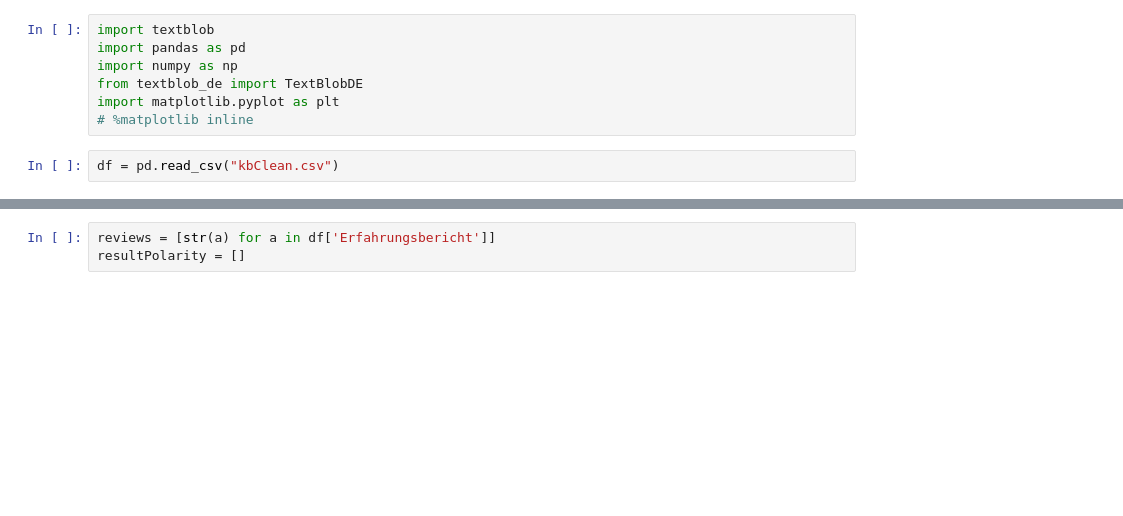
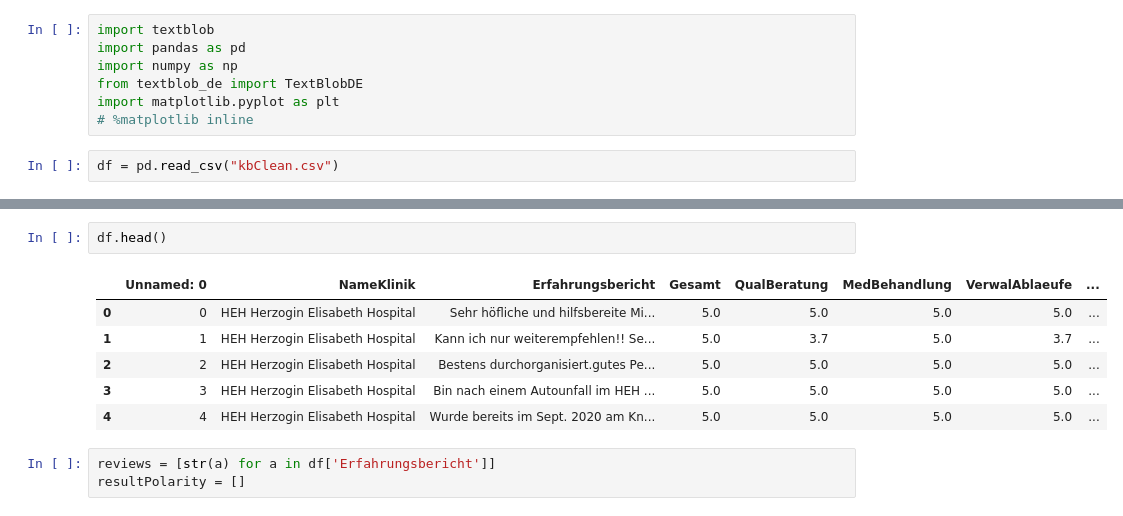
Before and after one commit to yigitbun/Finishing_Project, a Jupyter notebook: KB_Sentiment_Analyse/KB_Sentiment_Model2(TextBlob).ipynb, the cells around one changed output, grey strips where cells are left out. Drawn from its saved outputs; the diff is of its cells as text; blank space fills up the shorter version.

```diff
--- a/KB_Sentiment_Analyse/KB_Sentiment_Model2(TextBlob).ipynb
+++ b/KB_Sentiment_Analyse/KB_Sentiment_Model2(TextBlob).ipynb
@@ -56,3 +30,12 @@ Name: Zufriedenheit, dtype: float64
+# %%
+df.head()
+# %% [output]
+|  | Unnamed: 0 | NameKlinik | Erfahrungsbericht | Gesamt | QualBeratung | MedBehandlung | VerwalAblaeufe | ... |
+| 0 | 0 | HEH Herzogin Elisabeth Hospital | Sehr höfliche und hilfsbereite Mi... | 5.0 | 5.0 | 5.0 | 5.0 | ... |
+| 1 | 1 | HEH Herzogin Elisabeth Hospital | Kann ich nur weiterempfehlen!! Se... | 5.0 | 3.7 | 5.0 | 3.7 | ... |
+| 2 | 2 | HEH Herzogin Elisabeth Hospital | Bestens durchorganisiert.gutes Pe... | 5.0 | 5.0 | 5.0 | 5.0 | ... |
+| 3 | 3 | HEH Herzogin Elisabeth Hospital | Bin nach einem Autounfall im HEH ... | 5.0 | 5.0 | 5.0 | 5.0 | ... |
+| 4 | 4 | HEH Herzogin Elisabeth Hospital | Wurde bereits im Sept. 2020 am Kn... | 5.0 | 5.0 | 5.0 | 5.0 | ... |
 # %%
 reviews = [str(a) for a in df['Erfahrungsbericht']]
 resultPolarity = []
```
Also changed, not shown: parts of 4 cells of this notebook, 2 other files.
